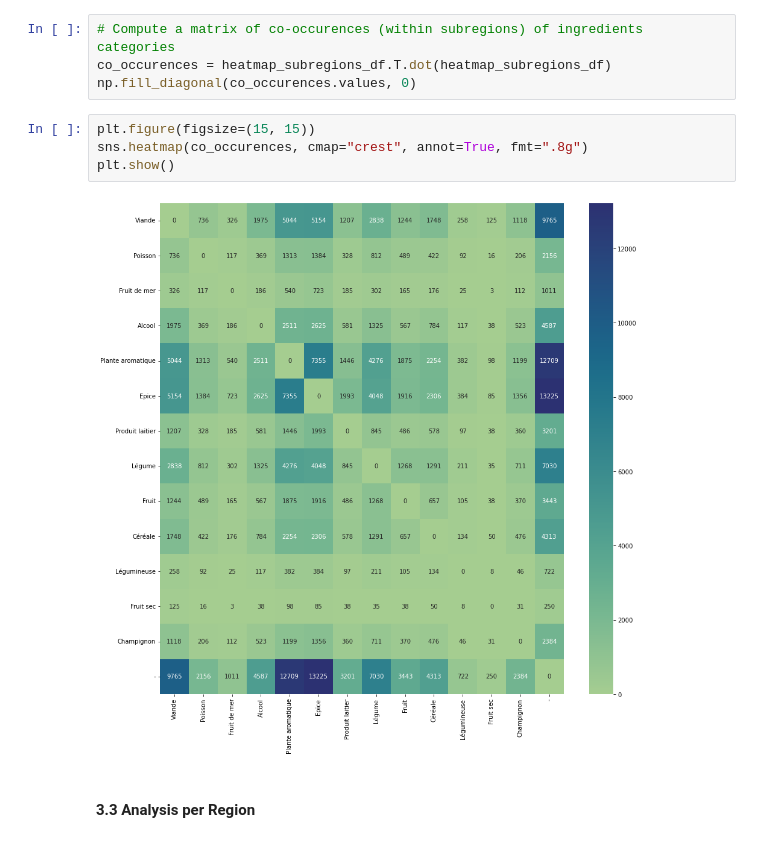
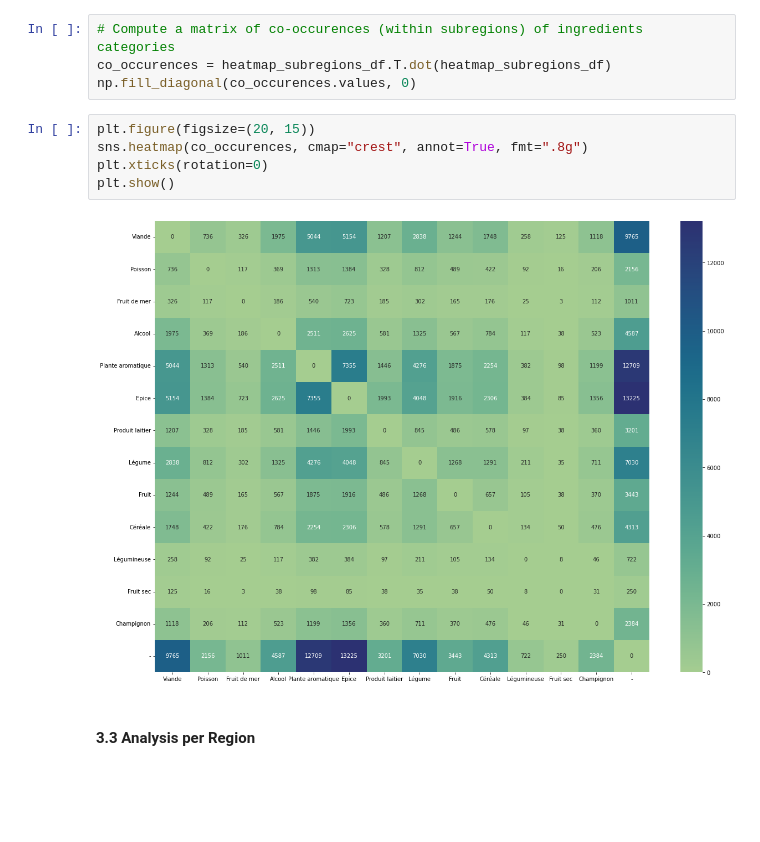
Before and after one commit to Ghalicb/historical-cookbook-digitalisation, a Jupyter notebook: src/recipes_analysis.ipynb, the cells around one changed output. Saved outputs shown, nothing was run; the diff lists cells and outputs as text; blank space fills up the shorter version.

```diff
--- a/src/recipes_analysis.ipynb
+++ b/src/recipes_analysis.ipynb
@@ -162,11 +163,12 @@ plt.show()
 co_occurences = heatmap_subregions_df.T.dot(heatmap_subregions_df)
 np.fill_diagonal(co_occurences.values, 0)
 # %%
-plt.figure(figsize=(15, 15))
+plt.figure(figsize=(20, 15))
 sns.heatmap(co_occurences, cmap="crest", annot=True, fmt=".8g")
+plt.xticks(rotation=0)
 plt.show()
 # %% [output]
-[figure, old version]
+[figure, new version]
 # %% [markdown]
 #### 3.3 Analysis per Region
 # %% [markdown]
```
Also changed, not shown: parts of 1 cell of this notebook.
